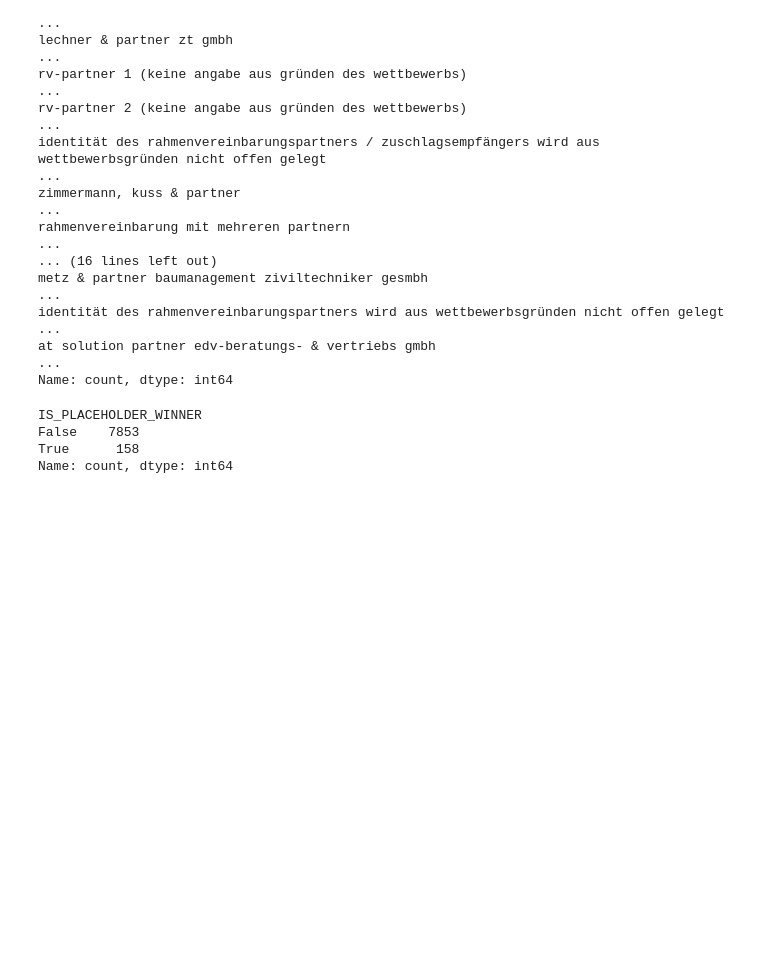
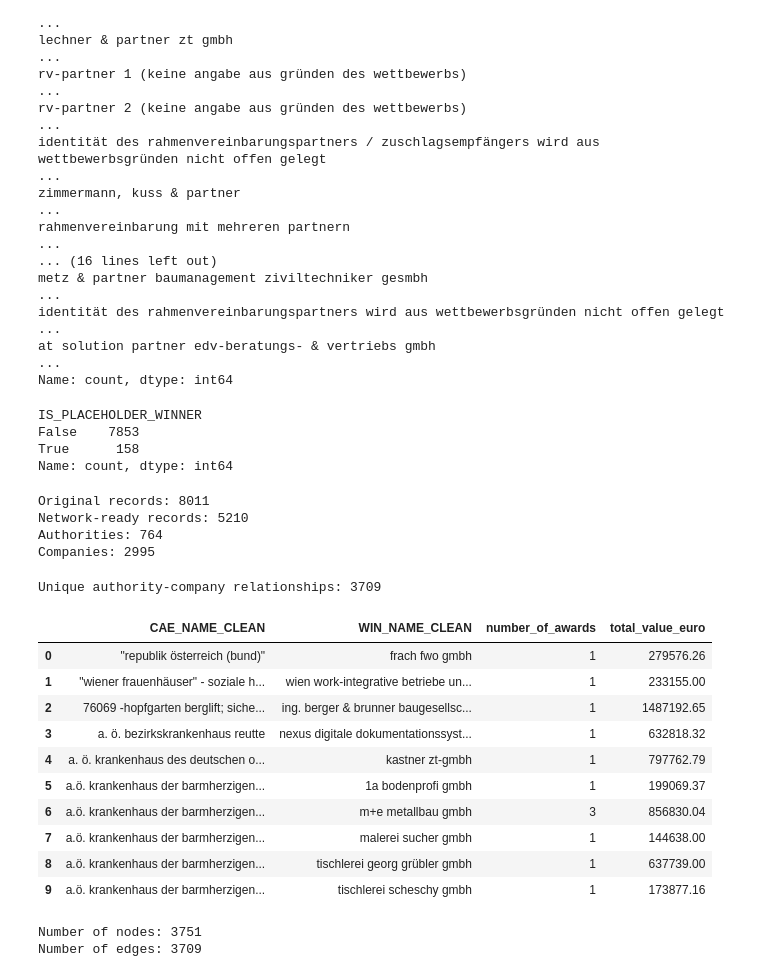
Before and after one commit to ephmpofu-lab/public-procurement-network-analysis, a Jupyter notebook: Notebooks/01_explore_data.ipynb, the cells around one changed output. Saved outputs shown, nothing was run; the diff lists cells and outputs as text; code cells hidden in the pictures; blank space fills up the shorter version.

```diff
--- a/Notebooks/01_explore_data.ipynb
+++ b/Notebooks/01_explore_data.ipynb
@@ -342,3 +342,64 @@ IS_PLACEHOLDER_WINNER
 False    7853
 True      158
 Name: count, dtype: int64
+# %%
+network_df = project_df[
+    (project_df["IS_PLACEHOLDER_WINNER"] == False) &
+    (project_df["CAE_NAME_CLEAN"].notna()) &
+    (project_df["WIN_NAME_CLEAN"].notna())
+].copy()
+
+print("Original records:", len(project_df))
+print("Network-ready records:", len(network_df))
+print("Authorities:", network_df["CAE_NAME_CLEAN"].nunique())
+print("Companies:", network_df["WIN_NAME_CLEAN"].nunique())
+# %% [output]
+Original records: 8011
+Network-ready records: 5210
+Authorities: 764
+Companies: 2995
+# %%
+edges_df = (
+    network_df
+    .groupby(
+        ["CAE_NAME_CLEAN", "WIN_NAME_CLEAN"],
+        as_index=False
+    )
+    .agg(
+        number_of_awards=("ID_AWARD", "nunique"),
+        total_value_euro=("VALUE_EURO", "sum")
+    )
+)
+
+print("Unique authority-company relationships:", len(edges_df))
+
+edges_df.head(10)
+# %% [output]
+Unique authority-company relationships: 3709
+|  | CAE_NAME_CLEAN | WIN_NAME_CLEAN | number_of_awards | total_value_euro |
+| 0 | "republik österreich (bund)" | frach fwo gmbh | 1 | 279576.26 |
+| 1 | "wiener frauenhäuser" - soziale h... | wien work-integrative betriebe un... | 1 | 233155.00 |
+| 2 | 76069 -hopfgarten berglift; siche... | ing. berger & brunner baugesellsc... | 1 | 1487192.65 |
+| 3 | a. ö. bezirkskrankenhaus reutte | nexus digitale dokumentationssyst... | 1 | 632818.32 |
+| 4 | a. ö. krankenhaus des deutschen o... | kastner zt-gmbh | 1 | 797762.79 |
+| 5 | a.ö. krankenhaus der barmherzigen... | 1a bodenprofi gmbh | 1 | 199069.37 |
+| 6 | a.ö. krankenhaus der barmherzigen... | m+e metallbau gmbh | 3 | 856830.04 |
+| 7 | a.ö. krankenhaus der barmherzigen... | malerei sucher gmbh | 1 | 144638.00 |
+| 8 | a.ö. krankenhaus der barmherzigen... | tischlerei georg grübler gmbh | 1 | 637739.00 |
+| 9 | a.ö. krankenhaus der barmherzigen... | tischlerei scheschy gmbh | 1 | 173877.16 |
+# %%
+import networkx as nx
+
+G = nx.from_pandas_edgelist(
+    edges_df,
+    source="CAE_NAME_CLEAN",
+    target="WIN_NAME_CLEAN",
+    edge_attr=["number_of_awards", "total_value_euro"],
+    create_using=nx.DiGraph()
+)
+
+print("Number of nodes:", G.number_of_nodes())
+print("Number of edges:", G.number_of_edges())
+# %% [output]
+Number of nodes: 3751
+Number of edges: 3709
```
Also changed, not shown: parts of 19 cells of this notebook, 8 other files.
